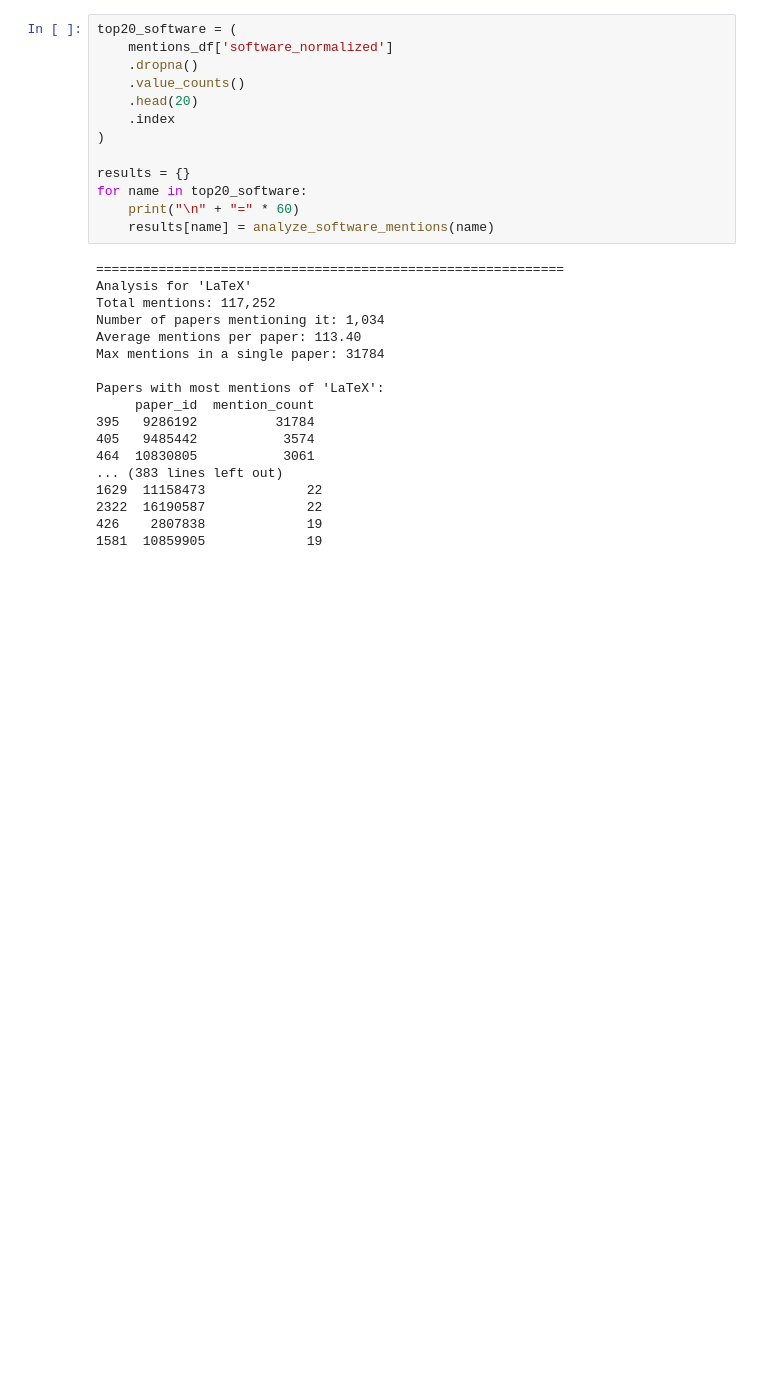
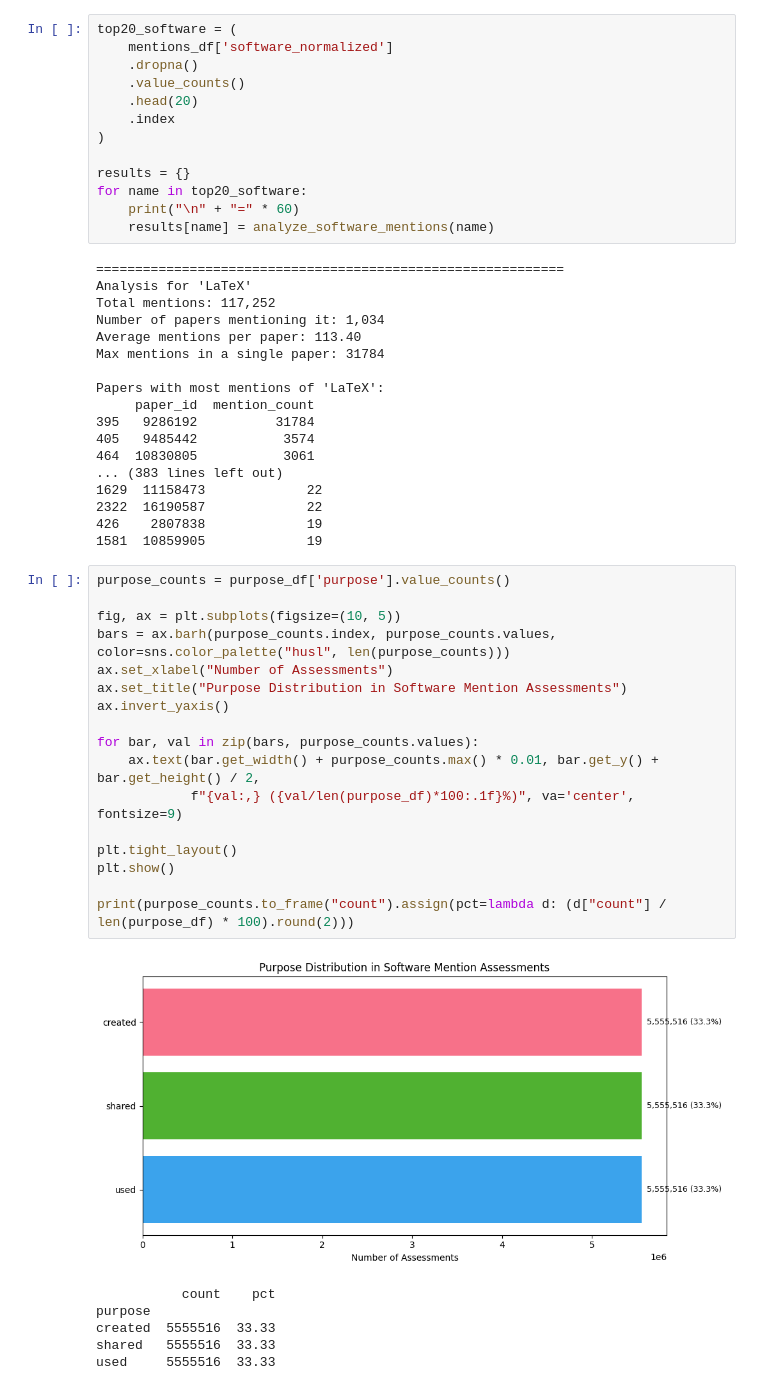
Before and after one commit to kierangivens/softcite-extractions-oa, a Jupyter notebook: softcite_analysis.ipynb, the cells around one changed output. Cells and saved outputs as stored; diff of their text form; blank space fills up the shorter version.

Commit message:
Plot distribution of purposes

```diff
--- a/softcite_analysis.ipynb
+++ b/softcite_analysis.ipynb
@@ -780,3 +780,27 @@ Papers with most mentions of 'LaTeX':
 2322  16190587             22
 426    2807838             19
 1581  10859905             19
+# %%
+purpose_counts = purpose_df['purpose'].value_counts()
+
+fig, ax = plt.subplots(figsize=(10, 5))
+bars = ax.barh(purpose_counts.index, purpose_counts.values, color=sns.color_palette("husl", len(purpose_counts)))
+ax.set_xlabel("Number of Assessments")
+ax.set_title("Purpose Distribution in Software Mention Assessments")
+ax.invert_yaxis()
+
+for bar, val in zip(bars, purpose_counts.values):
+    ax.text(bar.get_width() + purpose_counts.max() * 0.01, bar.get_y() + bar.get_height() / 2,
+            f"{val:,} ({val/len(purpose_df)*100:.1f}%)", va='center', fontsize=9)
+
+plt.tight_layout()
+plt.show()
+
+print(purpose_counts.to_frame("count").assign(pct=lambda d: (d["count"] / len(purpose_df) * 100).round(2)))
+# %% [output]
+[figure, added]
+           count    pct
+purpose
+created  5555516  33.33
+shared   5555516  33.33
+used     5555516  33.33
```
Also changed, not shown: parts of 1 cell of this notebook.
